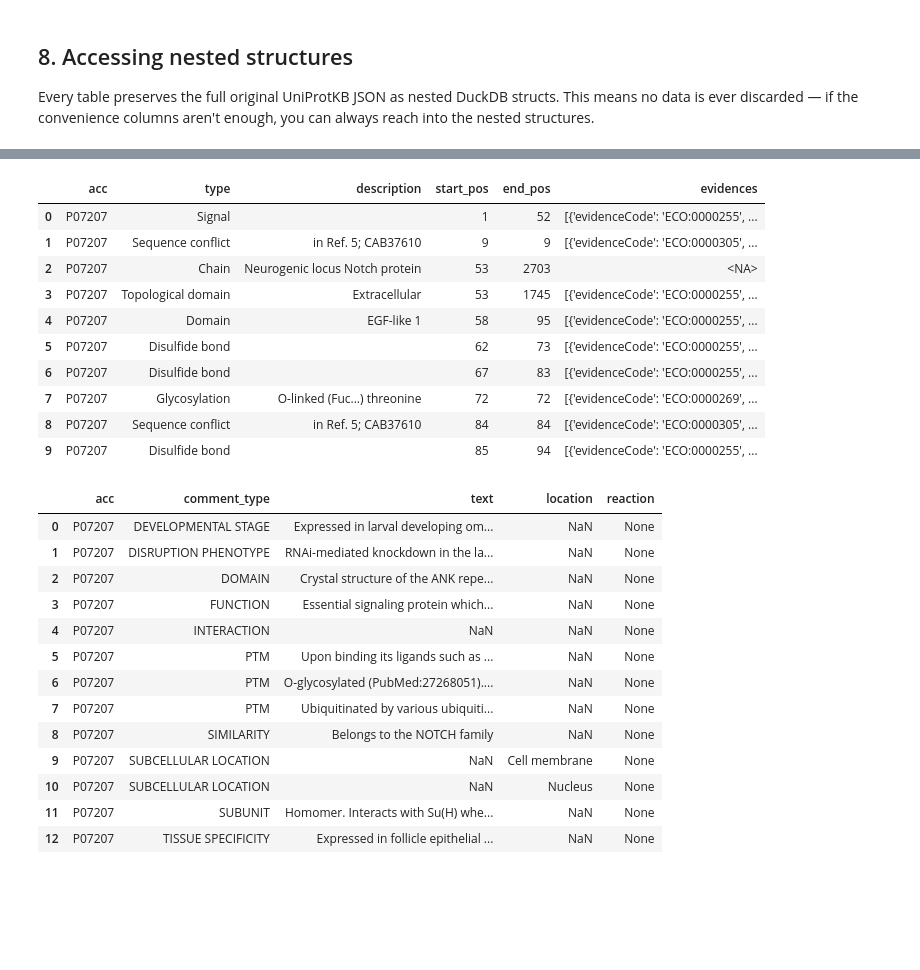
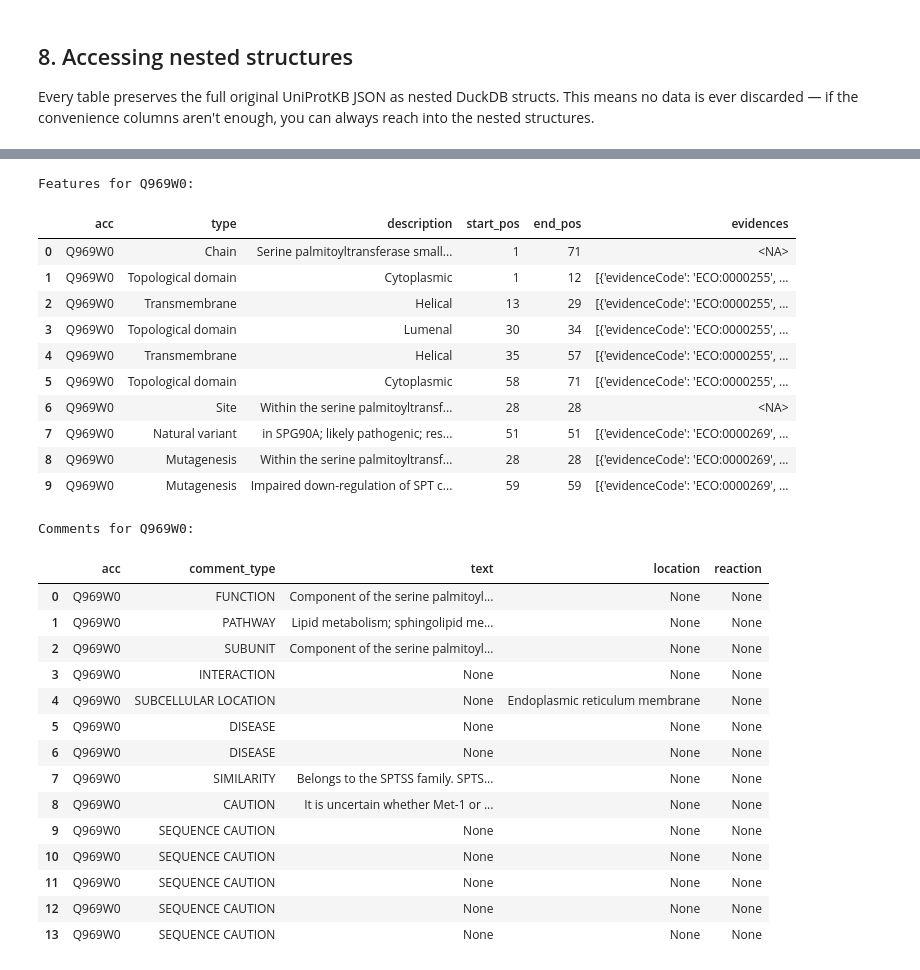
Before and after one commit to ebi-uniprot/uniprot-parquet, a Jupyter notebook: demo/demo.ipynb, the cells around one changed output, grey strips where cells are left out. Saved outputs shown, nothing was run; the diff lists cells and outputs as text; code cells hidden in the pictures; blank space fills up the shorter version.

```diff
--- a/demo/demo.ipynb
+++ b/demo/demo.ipynb
@@ -1028,6 +1019,13 @@ con.sql("""
 # %%
 # Access the full nested feature struct (includes evidence codes, cross-references)
-con.sql("""
+# Pick the entry with the most features
+feat_acc = con.sql("""
+    SELECT acc FROM entries
+    WHERE reviewed = true
+    ORDER BY feature_count DESC LIMIT 1
+""").fetchone()[0]
+print(f"Features for {feat_acc}:")
+con.sql(f"""
     SELECT
         acc,
         feature.type AS type,
@@ -1036,46 +1034,51 @@ con.sql("""
         feature.location.end.value AS end_pos,
         feature.evidences AS evidences
     FROM features
-    WHERE acc = 'P07207'  -- Notch
+    WHERE acc = '{feat_acc}'
     LIMIT 10
 """).df()
 # %% [output]
+Features for Q969W0:
 |  | acc | type | description | start_pos | end_pos | evidences |
-| 0 | P07207 | Signal |  | 1 | 52 | [{'evidenceCode': 'ECO:0000255', ... |
-| 1 | P07207 | Sequence conflict | in Ref. 5; CAB37610 | 9 | 9 | [{'evidenceCode': 'ECO:0000305', ... |
-| 2 | P07207 | Chain | Neurogenic locus Notch protein | 53 | 2703 | <NA> |
-| 3 | P07207 | Topological domain | Extracellular | 53 | 1745 | [{'evidenceCode': 'ECO:0000255', ... |
-| 4 | P07207 | Domain | EGF-like 1 | 58 | 95 | [{'evidenceCode': 'ECO:0000255', ... |
-| 5 | P07207 | Disulfide bond |  | 62 | 73 | [{'evidenceCode': 'ECO:0000255', ... |
-| 6 | P07207 | Disulfide bond |  | 67 | 83 | [{'evidenceCode': 'ECO:0000255', ... |
-| 7 | P07207 | Glycosylation | O-linked (Fuc...) threonine | 72 | 72 | [{'evidenceCode': 'ECO:0000269', ... |
-| 8 | P07207 | Sequence conflict | in Ref. 5; CAB37610 | 84 | 84 | [{'evidenceCode': 'ECO:0000305', ... |
-| 9 | P07207 | Disulfide bond |  | 85 | 94 | [{'evidenceCode': 'ECO:0000255', ... |
+| 0 | Q969W0 | Chain | Serine palmitoyltransferase small... | 1 | 71 | <NA> |
+| 1 | Q969W0 | Topological domain | Cytoplasmic | 1 | 12 | [{'evidenceCode': 'ECO:0000255', ... |
+| 2 | Q969W0 | Transmembrane | Helical | 13 | 29 | [{'evidenceCode': 'ECO:0000255', ... |
+| 3 | Q969W0 | Topological domain | Lumenal | 30 | 34 | [{'evidenceCode': 'ECO:0000255', ... |
+| 4 | Q969W0 | Transmembrane | Helical | 35 | 57 | [{'evidenceCode': 'ECO:0000255', ... |
+| 5 | Q969W0 | Topological domain | Cytoplasmic | 58 | 71 | [{'evidenceCode': 'ECO:0000255', ... |
+| 6 | Q969W0 | Site | Within the serine palmitoyltransf... | 28 | 28 | <NA> |
+| 7 | Q969W0 | Natural variant | in SPG90A; likely pathogenic; res... | 51 | 51 | [{'evidenceCode': 'ECO:0000269', ... |
+| 8 | Q969W0 | Mutagenesis | Within the serine palmitoyltransf... | 28 | 28 | [{'evidenceCode': 'ECO:0000269', ... |
+| 9 | Q969W0 | Mutagenesis | Impaired down-regulation of SPT c... | 59 | 59 | [{'evidenceCode': 'ECO:0000269', ... |
 # %%
 # Access the full nested comment JSON (polymorphic — varies by comment type)
 # comment is JSON — use ->> to extract text values, -> for nested objects
-con.sql("""
+# Reuse the same well-annotated protein
+print(f"Comments for {feat_acc}:")
+con.sql(f"""
     SELECT
         acc,
         comment_type,
         comment->>'$.texts[0].value'                             AS text,
         comment->>'$.subcellularLocations[0].location.value'     AS location,
         comment->>'$.reaction.name'                              AS reaction
     FROM comments
-    WHERE acc = 'P07207'  -- Notch
+    WHERE acc = '{feat_acc}'
 """).df()
 # %% [output]
+Comments for Q969W0:
 |  | acc | comment_type | text | location | reaction |
-| 0 | P07207 | DEVELOPMENTAL STAGE | Expressed in larval developing om... | NaN | None |
-| 1 | P07207 | DISRUPTION PHENOTYPE | RNAi-mediated knockdown in the la... | NaN | None |
-| 2 | P07207 | DOMAIN | Crystal structure of the ANK repe... | NaN | None |
-| 3 | P07207 | FUNCTION | Essential signaling protein which... | NaN | None |
-| 4 | P07207 | INTERACTION | NaN | NaN | None |
-| 5 | P07207 | PTM | Upon binding its ligands such as ... | NaN | None |
-| 6 | P07207 | PTM | O-glycosylated (PubMed:27268051).... | NaN | None |
-| 7 | P07207 | PTM | Ubiquitinated by various ubiquiti... | NaN | None |
-| 8 | P07207 | SIMILARITY | Belongs to the NOTCH family | NaN | None |
-| 9 | P07207 | SUBCELLULAR LOCATION | NaN | Cell membrane | None |
-| 10 | P07207 | SUBCELLULAR LOCATION | NaN | Nucleus | None |
-| 11 | P07207 | SUBUNIT | Homomer. Interacts with Su(H) whe... | NaN | None |
-| 12 | P07207 | TISSUE SPECIFICITY | Expressed in follicle epithelial ... | NaN | None |
+| 0 | Q969W0 | FUNCTION | Component of the serine palmitoyl... | None | None |
+| 1 | Q969W0 | PATHWAY | Lipid metabolism; sphingolipid me... | None | None |
+| 2 | Q969W0 | SUBUNIT | Component of the serine palmitoyl... | None | None |
+| 3 | Q969W0 | INTERACTION | None | None | None |
+| 4 | Q969W0 | SUBCELLULAR LOCATION | None | Endoplasmic reticulum membrane | None |
+| 5 | Q969W0 | DISEASE | None | None | None |
+| 6 | Q969W0 | DISEASE | None | None | None |
+| 7 | Q969W0 | SIMILARITY | Belongs to the SPTSS family. SPTS... | None | None |
+| 8 | Q969W0 | CAUTION | It is uncertain whether Met-1 or ... | None | None |
+| 9 | Q969W0 | SEQUENCE CAUTION | None | None | None |
+| 10 | Q969W0 | SEQUENCE CAUTION | None | None | None |
+| 11 | Q969W0 | SEQUENCE CAUTION | None | None | None |
+| 12 | Q969W0 | SEQUENCE CAUTION | None | None | None |
+| 13 | Q969W0 | SEQUENCE CAUTION | None | None | None |
```
Also changed, not shown: parts of 41 cells of this notebook, 10 other files.
